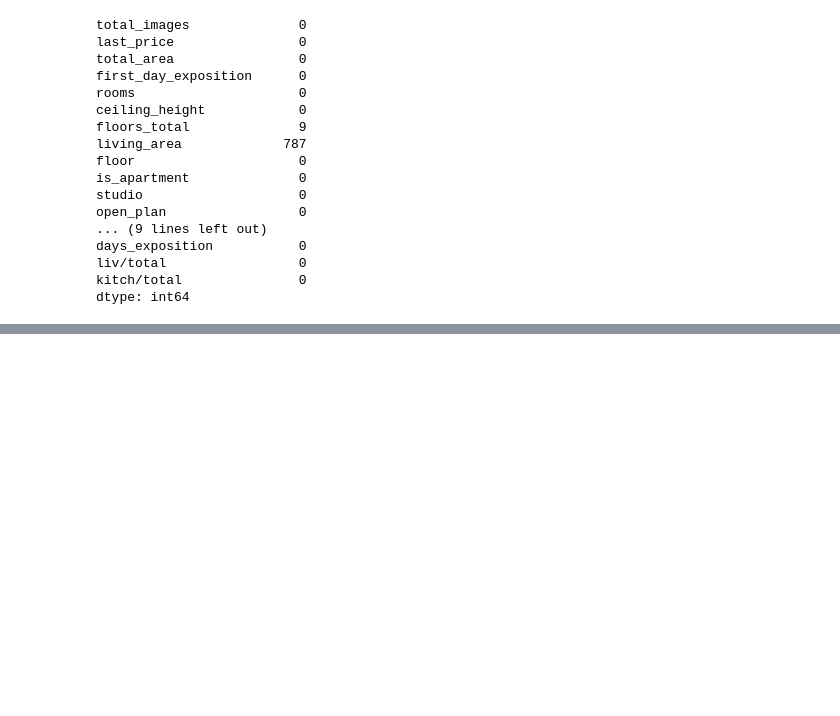
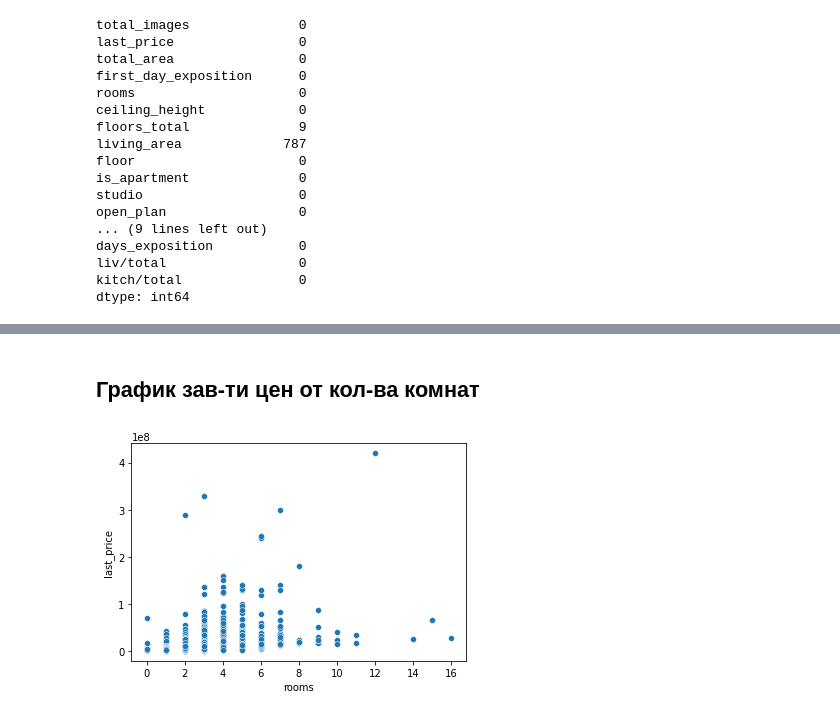
Before and after one commit to qwizor1337/Learning_with_D, a Jupyter notebook: 02/11_02/11_02.ipynb, the cells around one changed output, grey strips where cells are left out. Drawn from its saved outputs; the diff is of its cells as text; code cells hidden in the pictures; blank space fills up the shorter version.

```diff
--- a/02/11_02/11_02.ipynb
+++ b/02/11_02/11_02.ipynb
@@ -421,0 +457,6 @@ dtype: int64
+# %% [markdown]
+## График зав-ти цен от кол-ва комнат
+# %%
+g = sns.scatterplot(x=df['rooms'], y=df['last_price'])
+# %% [output]
+[figure, added]
```
Also changed, not shown: parts of 76 cells of this notebook.
